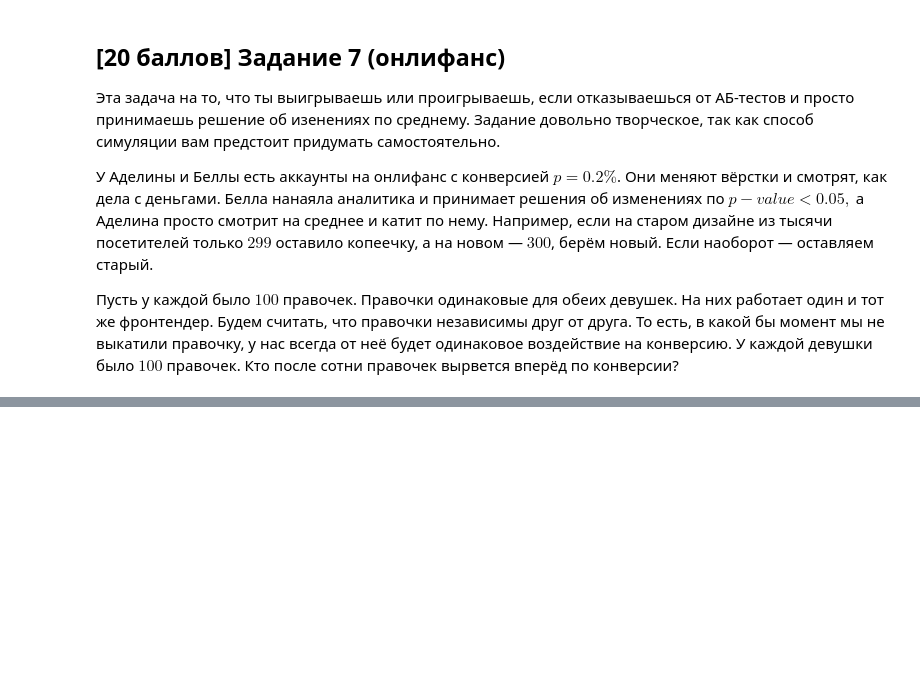
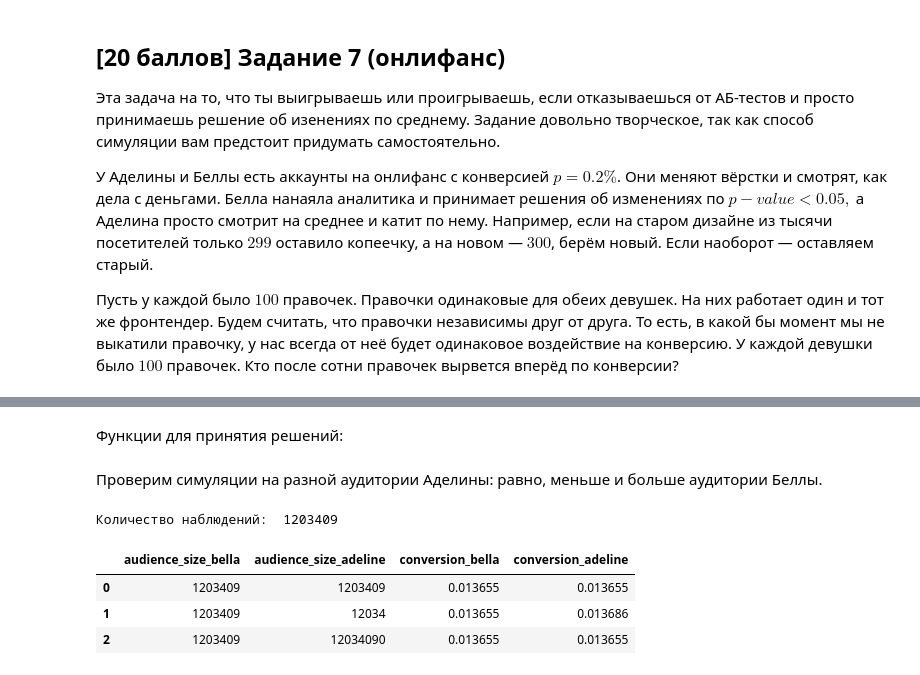
Before and after one commit to Kulikov17/MLDS_math_2022, a Jupyter notebook: hw_matstat/hw-02-kulikov-dmitry.ipynb, the cells around one changed output, grey strips where cells are left out. Drawn from its saved outputs; the diff is of its cells as text; code cells hidden in the pictures; blank space fills up the shorter version.

```diff
--- a/hw_matstat/hw-02-kulikov-dmitry.ipynb
+++ b/hw_matstat/hw-02-kulikov-dmitry.ipynb
@@ -516,0 +562,2 @@ plt.show()
+# %% [markdown]
+Функции для принятия решений:
@@ -517,5 +597,49 @@ plt.show()
+# %% [markdown]
+Проверим симуляции на разной аудитории Аделины: равно,  меньше и больше аудитории Беллы.
+# %%
+alpha = 0.05
+beta = 0.05
+
+p_0 = 0.002  # конверсия
+p_a = 0.005
+mde = p_a - p_0
+
+# требуемое количество наблюдений, чтобы получить ошибки alpha и beta и уловить mde
+audience_size = get_size_audience(mde, alpha, beta)
+print('Количество наблюдений: ', audience_size)
+num_trials = 100  # Количество правок
+
+audience_size_bella = audience_size
+audience_size_less_bella = int(0.01 * audience_size_bella)
+audience_size_more_bella = audience_size_bella * 10
+audience_sizes_adeline = [audience_size_bella, audience_size_less_bella, audience_size_more_bella]
+# %% [output]
+Количество наблюдений:  1203409
 # %%
-### ╰( ͡° ͜ʖ ͡° )つ▬▬ι═══════  bzzzzzzzzzz
-# will the code be with you
+# генерируем изменения конверсии из нормального распределения
+gen_conversions = sts.norm.rvs(loc=0, scale=0.005, size=num_trials, random_state=42)
 
-# your code here
+results = []
+
+for audience_size_adeline in audience_sizes_adeline:
+    conversion_bella, conversion_adeline = simulations(num_trials,
+                                                       alpha,
+                                                       p_0,
+                                                       audience_size_bella,
+                                                       audience_size_adeline,
+                                                       gen_conversions)
+
+    results.append({
+        'audience_size_bella': audience_size_bella,
+        'audience_size_adeline': audience_size_adeline,
+        'conversion_bella': conversion_bella,
+        'conversion_adeline': conversion_adeline,
+    })
+# %%
+df = pd.DataFrame(results)
+df
+# %% [output]
+|  | audience_size_bella | audience_size_adeline | conversion_bella | conversion_adeline |
+| 0 | 1203409 | 1203409 | 0.013655 | 0.013655 |
+| 1 | 1203409 | 12034 | 0.013655 | 0.013686 |
+| 2 | 1203409 | 12034090 | 0.013655 | 0.013655 |
```
Also changed, not shown: parts of 6 cells of this notebook.
